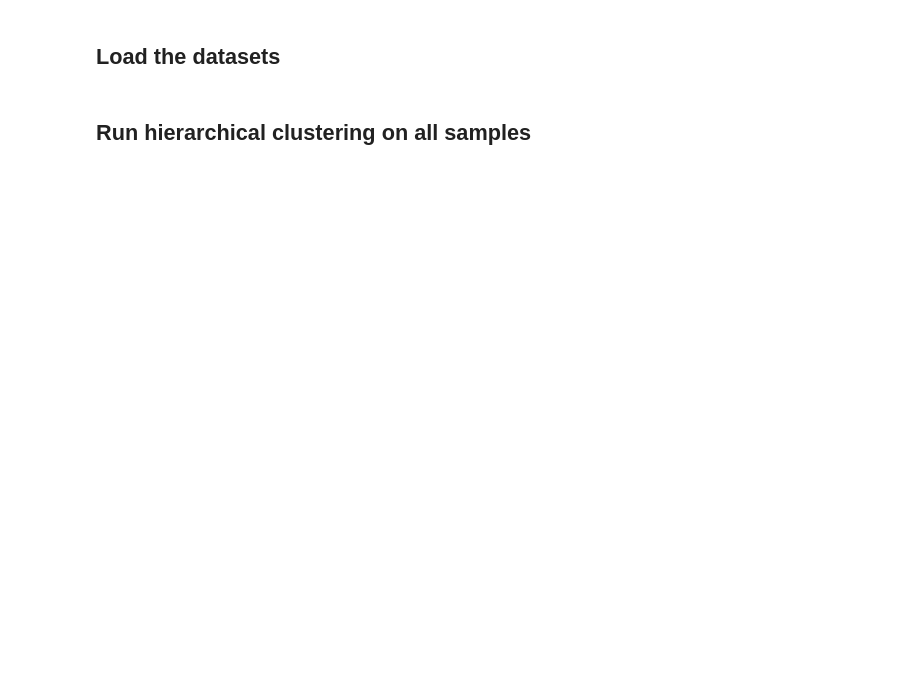
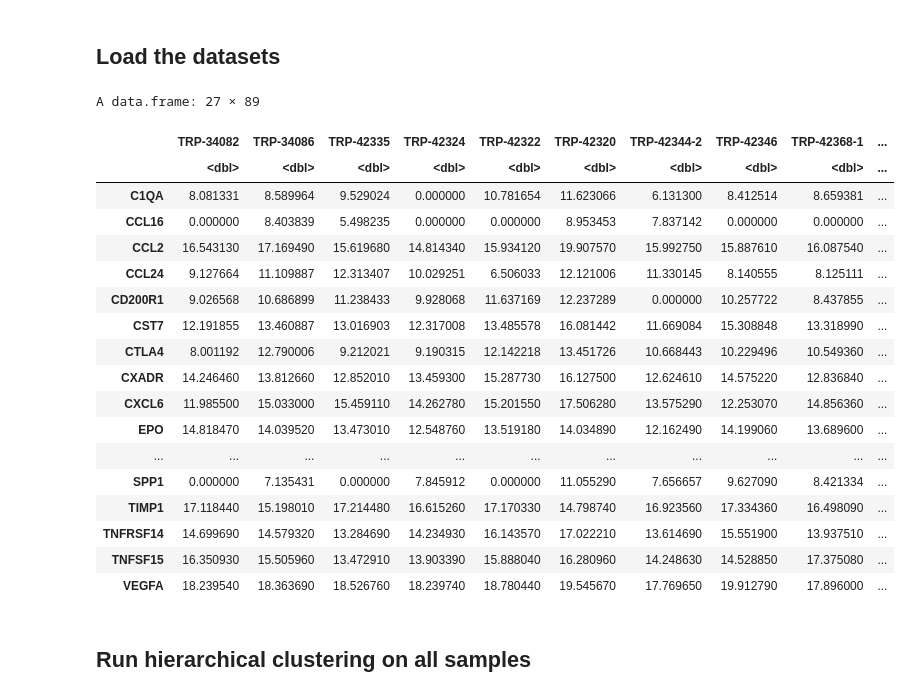
Before and after one commit to VCU-Bioinformatics-Core/20241011.kevin_byrd.ibd_nulisa, a Jupyter notebook: workflow/specimen_focused/comprehensive/post_analysis.R.ipynb, the cells around one changed output. Cells and saved outputs as stored; diff of their text form; code cells hidden in the pictures; blank space fills up the shorter version.

```diff
--- a/workflow/specimen_focused/comprehensive/post_analysis.R.ipynb
+++ b/workflow/specimen_focused/comprehensive/post_analysis.R.ipynb
@@ -42,6 +60,28 @@ model_imp_df <- model_imp_df %>% arrange(desc(score))
 model_imp_df <- model_imp_df[0:topn,]
 # %%
 protein_data <- protein_data[row.names(protein_data) %in% model_imp_df$protein,]
+# %%
+protein_data
+# %% [output]
+A data.frame: 27 × 89
+|  | TRP-34082 | TRP-34086 | TRP-42335 | TRP-42324 | TRP-42322 | TRP-42320 | TRP-42344-2 | TRP-42346 | TRP-42368-1 | ... |
+|  | <dbl> | <dbl> | <dbl> | <dbl> | <dbl> | <dbl> | <dbl> | <dbl> | <dbl> | ... |
+| C1QA | 8.081331 | 8.589964 | 9.529024 | 0.000000 | 10.781654 | 11.623066 | 6.131300 | 8.412514 | 8.659381 | ... |
+| CCL16 | 0.000000 | 8.403839 | 5.498235 | 0.000000 | 0.000000 | 8.953453 | 7.837142 | 0.000000 | 0.000000 | ... |
+| CCL2 | 16.543130 | 17.169490 | 15.619680 | 14.814340 | 15.934120 | 19.907570 | 15.992750 | 15.887610 | 16.087540 | ... |
+| CCL24 | 9.127664 | 11.109887 | 12.313407 | 10.029251 | 6.506033 | 12.121006 | 11.330145 | 8.140555 | 8.125111 | ... |
+| CD200R1 | 9.026568 | 10.686899 | 11.238433 | 9.928068 | 11.637169 | 12.237289 | 0.000000 | 10.257722 | 8.437855 | ... |
+| CST7 | 12.191855 | 13.460887 | 13.016903 | 12.317008 | 13.485578 | 16.081442 | 11.669084 | 15.308848 | 13.318990 | ... |
+| CTLA4 | 8.001192 | 12.790006 | 9.212021 | 9.190315 | 12.142218 | 13.451726 | 10.668443 | 10.229496 | 10.549360 | ... |
+| CXADR | 14.246460 | 13.812660 | 12.852010 | 13.459300 | 15.287730 | 16.127500 | 12.624610 | 14.575220 | 12.836840 | ... |
+| CXCL6 | 11.985500 | 15.033000 | 15.459110 | 14.262780 | 15.201550 | 17.506280 | 13.575290 | 12.253070 | 14.856360 | ... |
+| EPO | 14.818470 | 14.039520 | 13.473010 | 12.548760 | 13.519180 | 14.034890 | 12.162490 | 14.199060 | 13.689600 | ... |
+| ... | ... | ... | ... | ... | ... | ... | ... | ... | ... | ... |
+| SPP1 | 0.000000 | 7.135431 | 0.000000 | 7.845912 | 0.000000 | 11.055290 | 7.656657 | 9.627090 | 8.421334 | ... |
+| TIMP1 | 17.118440 | 15.198010 | 17.214480 | 16.615260 | 17.170330 | 14.798740 | 16.923560 | 17.334360 | 16.498090 | ... |
+| TNFRSF14 | 14.699690 | 14.579320 | 13.284690 | 14.234930 | 16.143570 | 17.022210 | 13.614690 | 15.551900 | 13.937510 | ... |
+| TNFSF15 | 16.350930 | 15.505960 | 13.472910 | 13.903390 | 15.888040 | 16.280960 | 14.248630 | 14.528850 | 17.375080 | ... |
+| VEGFA | 18.239540 | 18.363690 | 18.526760 | 18.239740 | 18.780440 | 19.545670 | 17.769650 | 19.912790 | 17.896000 | ... |
 # %% [markdown]
 ## Run hierarchical clustering on all samples
 # %%
```
Also changed, not shown: parts of 5 cells of this notebook, 22 other files.
